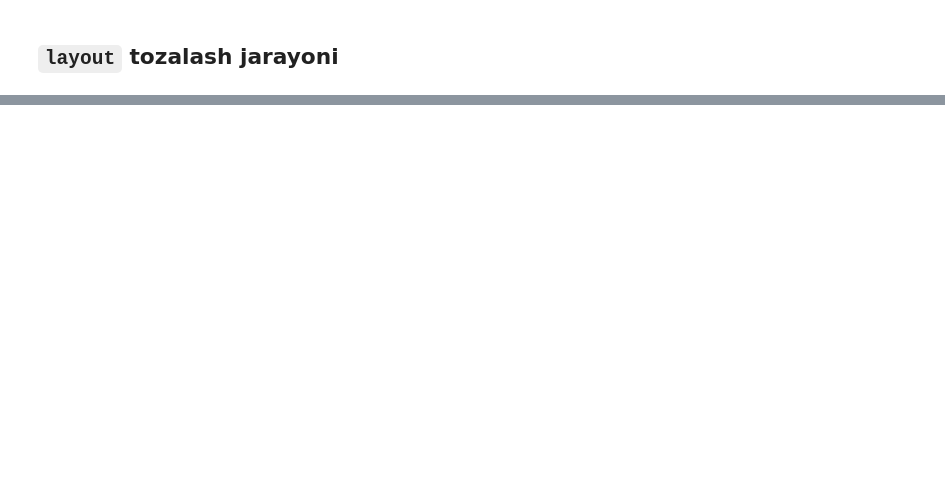
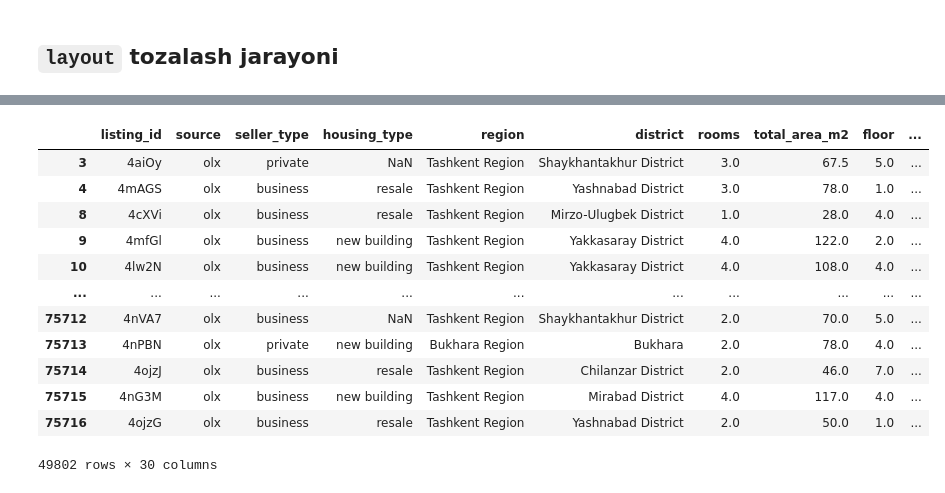
Before and after one commit to Javoh20111/Tashkent-apartment-analysis, a Jupyter notebook: notebooks/1_data_cleaning.ipynb, the cells around one changed output, grey strips where cells are left out. Cells and saved outputs as stored; diff of their text form; code cells hidden in the pictures; blank space fills up the shorter version.

```diff
--- a/notebooks/1_data_cleaning.ipynb
+++ b/notebooks/1_data_cleaning.ipynb
@@ -420,3 +420,16 @@ Name: count, dtype: int64
 
 Ambiguous both-hit rows: 1409
 No keyword rows: 29795
+# %%
+df_cleaned["price_per_sqr"] = np.nan
+
+sale_mask = (
+    (df_cleaned["listing_type"] == "Sale") &
+    (df_cleaned["total_area_m2"].notna()) &
+    (df_cleaned["total_area_m2"] > 0)
+)
+
+df_cleaned.loc[sale_mask, "price_per_sqr"] = round(
+    (df_cleaned.loc[sale_mask, "price_usd"] /
+    df_cleaned.loc[sale_mask, "total_area_m2"]
+), 2)
@@ -423,3 +442,12 @@ No keyword rows: 29795
+# %%
+MAX_PRICE_PER_SQR = 50000
+
+df_cleaned = df_cleaned[
+    ~(
+        (df_cleaned["listing_type"] == "Sale") &
+        (df_cleaned["price_per_sqr"] > MAX_PRICE_PER_SQR)
+    )
+].copy()
 # %% [markdown]
 ---
 # %% [markdown]
@@ -973,0 +1016,16 @@ Name: count, dtype: int64
+# %%
+df_cleaned_1[df_cleaned_1["build_year"].isna()]
+# %% [output]
+|  | listing_id | source | seller_type | housing_type | region | district | rooms | total_area_m2 | floor | ... |
+| 3 | 4aiOy | olx | private | NaN | Tashkent Region | Shaykhantakhur District | 3.0 | 67.5 | 5.0 | ... |
+| 4 | 4mAGS | olx | business | resale | Tashkent Region | Yashnabad District | 3.0 | 78.0 | 1.0 | ... |
+| 8 | 4cXVi | olx | business | resale | Tashkent Region | Mirzo-Ulugbek District | 1.0 | 28.0 | 4.0 | ... |
+| 9 | 4mfGl | olx | business | new building | Tashkent Region | Yakkasaray District | 4.0 | 122.0 | 2.0 | ... |
+| 10 | 4lw2N | olx | business | new building | Tashkent Region | Yakkasaray District | 4.0 | 108.0 | 4.0 | ... |
+| ... | ... | ... | ... | ... | ... | ... | ... | ... | ... | ... |
+| 75712 | 4nVA7 | olx | business | NaN | Tashkent Region | Shaykhantakhur District | 2.0 | 70.0 | 5.0 | ... |
+| 75713 | 4nPBN | olx | private | new building | Bukhara Region | Bukhara | 2.0 | 78.0 | 4.0 | ... |
+| 75714 | 4ojzJ | olx | business | resale | Tashkent Region | Chilanzar District | 2.0 | 46.0 | 7.0 | ... |
+| 75715 | 4nG3M | olx | business | new building | Tashkent Region | Mirabad District | 4.0 | 117.0 | 4.0 | ... |
+| 75716 | 4ojzG | olx | business | resale | Tashkent Region | Yashnabad District | 2.0 | 50.0 | 1.0 | ... |
+49802 rows × 30 columns
```
Also changed, not shown: parts of 42 cells of this notebook.
